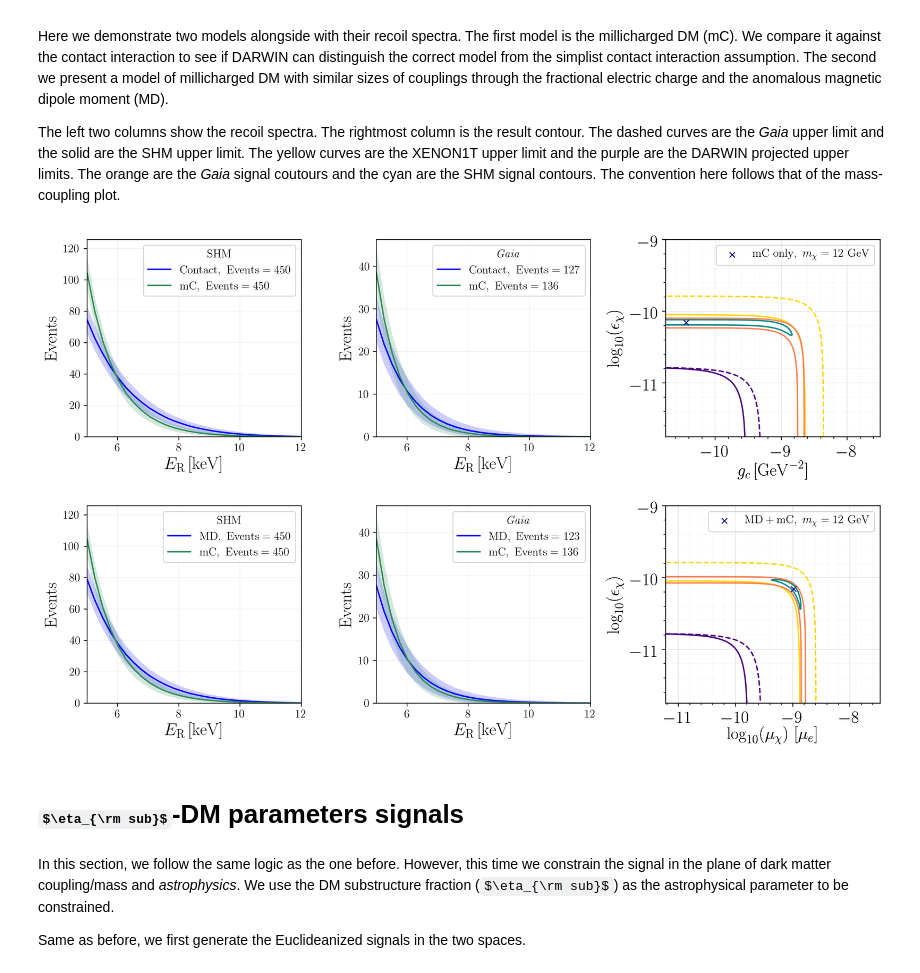
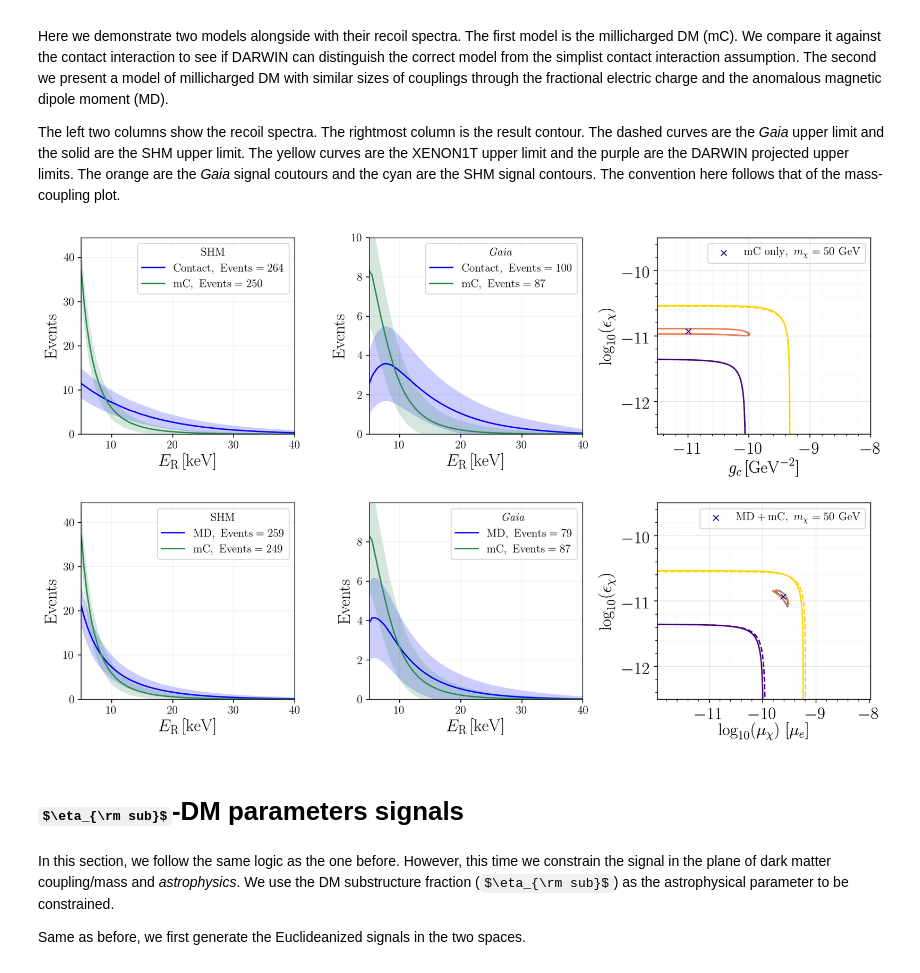
Before and after one commit to bbsonjohn/DD-Gaia-substructure, a Jupyter notebook: dd_eft_substructure-3D-Signals.ipynb, the cells around one changed output. Drawn from its saved outputs; the diff is of its cells as text; code cells hidden in the pictures; some formulas as TeX source.

```diff
--- a/dd_eft_substructure-3D-Signals.ipynb
+++ b/dd_eft_substructure-3D-Signals.ipynb
@@ -653,7 +655,7 @@ In this section, we hold DM mass fixed and examine the ability of a future DD ex
 
 First, we examine the recoil spectra. The left column of plots represents the recoil spectra under SHM and the right column represents that under _Gaia_. The different colored curves are the different models. The translucent bands are the $\pm\sqrt{N}$ poisson statistical uncertainties associated with the recoil spectra.
 # %%
-m_point = 12.
+m_point = 50.
 
 ops_pair_list = [['SS','mQ'], ['SS','mDM_l'], ['mDM_l','mQ']]
 
@@ -713,8 +715,11 @@ for i_op, opers in enumerate(ops_pair_list):
 
         opers_shm = expos*dER*(dRT_dER_Model(ER_grid, m_point, 10**(coups[0]), opers[0], experiment=the_experiment, acceptance=False, v_funct = 'SHM')  \
                     + dRT_dER_Model(ER_grid, m_point, 10**(coups[1]), opers[1], experiment=the_experiment, acceptance=False, v_funct = 'SHM') )
-        opers_gaia = expos*dER*(dRT_dER_Model(ER_grid, m_point, 10**(coups[0]), opers[0], experiment=the_experiment, acceptance=False, v_funct = 'NLB_full') \
-                                    +dRT_dER_Model(ER_grid, m_point, 10**(coups[1]), opers[1], experiment=the_experiment, acceptance=False, v_funct = 'NLB_full'))
+        opers_gaia = expos*dER*(0.42*dRT_dER_Model(ER_grid, m_point, 10**coups[0], opers[0], experiment=the_experiment, acceptance=True, v_funct = 'NLB_subst_full') \
+                                    +(1-0.42)*dRT_dER_Model(ER_grid, m_point, 10**coups[0], opers[0], experiment=the_experiment, acceptance=True, v_funct = 'NLB_halo_full') \
+                                    + 0.42*dRT_dER_Model(ER_grid, m_point, 10**coups[1], opers[1], experiment=the_experiment, acceptance=True, v_funct = 'NLB_subst_full') \
+                                    +(1-0.42)*dRT_dER_Model(ER_grid, m_point, 10**coups[1], opers[1], experiment=the_experiment, acceptance=True, v_funct = 'NLB_halo_full'))
+
 
         events_SHM = np.sum(opers_shm)
         events_Gaia = np.sum(opers_gaia)
@@ -1024,8 +1029,10 @@ for i_op, opers in enumerate(ops_pair_list):
     for j_coup, coups in enumerate(spectrum_plot_list[i_op]):
         opers_shm = h_acc*expos*dER*(dRT_dER_Model(ER_grid, m_point, 10**(coups[0]), opers[0], experiment=the_experiment, acceptance=sp_acceptance, v_funct = 'SHM')  \
                     + dRT_dER_Model(ER_grid, m_point, 10**(coups[1]), opers[1], experiment=the_experiment, acceptance=sp_acceptance, v_funct = 'SHM') )
-        opers_gaia = h_acc*expos*dER*(dRT_dER_Model(ER_grid, m_point, 10**(coups[0]), opers[0], experiment=the_experiment, acceptance=sp_acceptance, v_funct = 'NLB_full') \
-                    + dRT_dER_Model(ER_grid, m_point, 10**(coups[1]), opers[1], experiment=the_experiment, acceptance=sp_acceptance, v_funct = 'NLB_full'))
+        opers_gaia = h_acc*expos*dER*(0.42*dRT_dER_Model(ER_grid, m_point, 10**coups[0], opers[0], experiment=the_experiment, acceptance=True, v_funct = 'NLB_subst_full') \
+                                    +(1-0.42)*dRT_dER_Model(ER_grid, m_point, 10**coups[0], opers[0], experiment=the_experiment, acceptance=True, v_funct = 'NLB_halo_full') \
+                                    + 0.42*dRT_dER_Model(ER_grid, m_point, 10**coups[1], opers[1], experiment=the_experiment, acceptance=True, v_funct = 'NLB_subst_full') \
+                                    +(1-0.42)*dRT_dER_Model(ER_grid, m_point, 10**coups[1], opers[1], experiment=the_experiment, acceptance=True, v_funct = 'NLB_halo_full'))
         events_SHM = np.sum(opers_shm)
         events_Gaia = np.sum(opers_gaia)
 
@@ -1041,35 +1048,35 @@ for i_op, opers in enumerate(ops_pair_list):
 
 
         SHM_fig = ax[i_op, 0].plot(ER_grid, opers_shm, color=colorings[j_coup], label=label_shm)
         Gaia_fig = ax[i_op, 1].plot(ER_grid, opers_gaia, color=colorings[j_coup], label=label_gaia)
 
 
         y_shm_p = (opers_shm + np.sqrt(opers_shm))
         y_shm_n = (opers_shm - np.sqrt(opers_shm))
         y_gaia_p = (opers_gaia + np.sqrt(opers_gaia))
         y_gaia_n = (opers_gaia - np.sqrt(opers_gaia))
         ax[row_indx, 0].fill_between(ER_grid, y_shm_p, y_shm_n, where=(y_shm_n <= y_shm_p), facecolor=colorings[j_coup], interpolate=True, alpha=0.2)
         ax[row_indx, 1].fill_between(ER_grid, y_gaia_p, y_gaia_n, where=(y_gaia_n <= y_gaia_p), facecolor=colorings[j_coup], interpolate=True, alpha=0.2)
 
     ax[row_indx, 0].legend(title=r'$\mathrm{SHM}$'); ax[row_indx, 1].legend(title=r'${\it Gaia}$')
     if m_point < 30.:
         ax[row_indx, 0].set_xlim(5,12); ax[row_indx, 1].set_xlim(5,12)
     else:
         ax[row_indx, 0].set_xlim(5,max(ER_grid)); ax[row_indx, 1].set_xlim(5,max(ER_grid))
     ax[row_indx, 0].set_xlabel(r'$E_{\rm R}\, [{\rm keV}]$', fontsize=18); ax[row_indx, 1].set_xlabel(r'$E_{\rm R}\, [{\rm keV}]$', fontsize=18)
     ax[row_indx, 0].set_ylabel(r'${\rm Events}$', fontsize=18); ax[i_op, 0].set_ylim( (0, 1.2*max(opers_shm)) )
     ax[row_indx, 1].set_ylabel(r'${\rm Events}$', fontsize=18); ax[i_op, 1].set_ylim( (0, 1.2*max( opers_gaia)) )
     ax[row_indx, 0].grid(b=True, which='major', color='black', alpha=0.05, linestyle='-')
     ax[row_indx, 1].grid(b=True, which='major', color='black', alpha=0.05, linestyle='-')
     ax[row_indx, 0].grid(b=True, which='minor', color='black', alpha=0.01, linestyle='-')
     ax[row_indx, 1].grid(b=True, which='minor', color='black', alpha=0.01, linestyle='-')
 
 
-fig.savefig('model_model_sig_L.pdf', bbox_inches = 'tight')
+fig.savefig('model_model_sig_H.pdf', bbox_inches = 'tight')
 
 plt.show()
 # %% [output]
-[figure, old version]
+[figure, new version]
 # %% [markdown]
 # $\eta_{\rm sub}$-DM parameters signals
 
```
Also changed, not shown: parts of 7 cells of this notebook.
